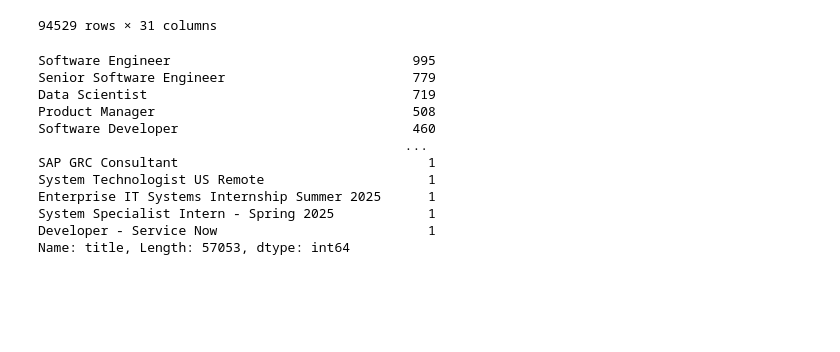
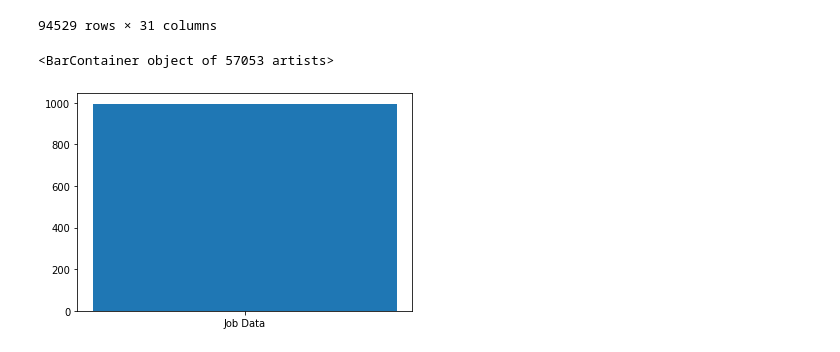
Before and after one commit to 18kdr/Data-Engineering, a Jupyter notebook: TechJobs/tech_job_analysis.ipynb, the cells around one changed output. Saved outputs shown, nothing was run; the diff lists cells and outputs as text; code cells hidden in the pictures; blank space fills up the shorter version.

Commit message:
Data cleaning and plotting
Dropped columns with maximum number of null values, learned about plotting chart and working on first insight of distinguishing between full time and part time opportunities

```diff
--- a/TechJobs/tech_job_analysis.ipynb
+++ b/TechJobs/tech_job_analysis.ipynb
@@ -115,17 +115,7 @@ data_csv.drop(['job_level','job_function'], axis=1)
 | 94528 | 75d7ac862048187a | indeed | https://www.indeed.com/viewjob?jk... | https://jobs.battelle.org/us/en/j... | Developer - Service Now | Battelle | Columbus, OH, US | fulltime | 2018-04-22 | ... |
 94529 rows × 31 columns
 # %%
-data_csv["title"].value_counts()  # Check unique values in the title column
+plt.bar("Job Data",data_csv["title"].value_counts())  # Check unique values in the title column
 # %% [output]
-Software Engineer                               995
-Senior Software Engineer                        779
-Data Scientist                                  719
-Product Manager                                 508
-Software Developer                              460
-                                               ...
-SAP GRC Consultant                                1
-System Technologist US Remote                     1
-Enterprise IT Systems Internship Summer 2025      1
-System Specialist Intern - Spring 2025            1
-Developer - Service Now                           1
-Name: title, Length: 57053, dtype: int64
+<BarContainer object of 57053 artists>
+[figure, added]
```
Also changed, not shown: parts of 3 cells of this notebook.
